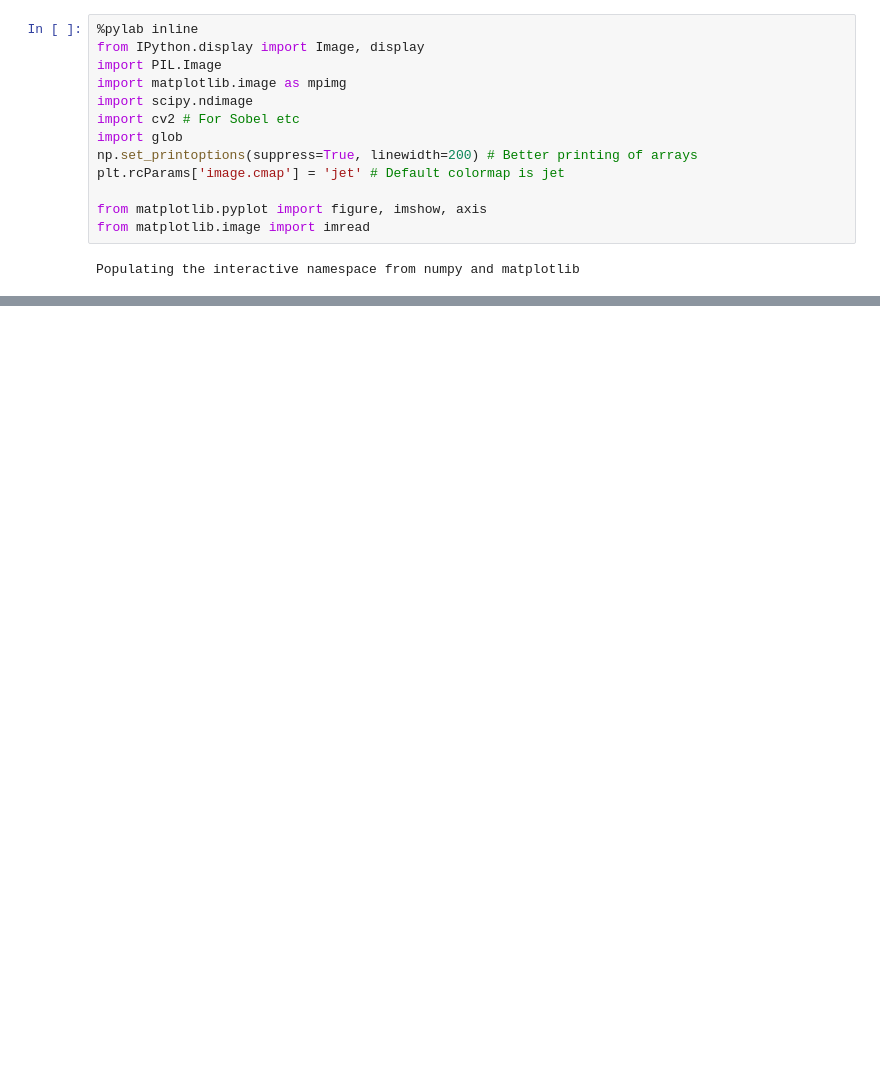
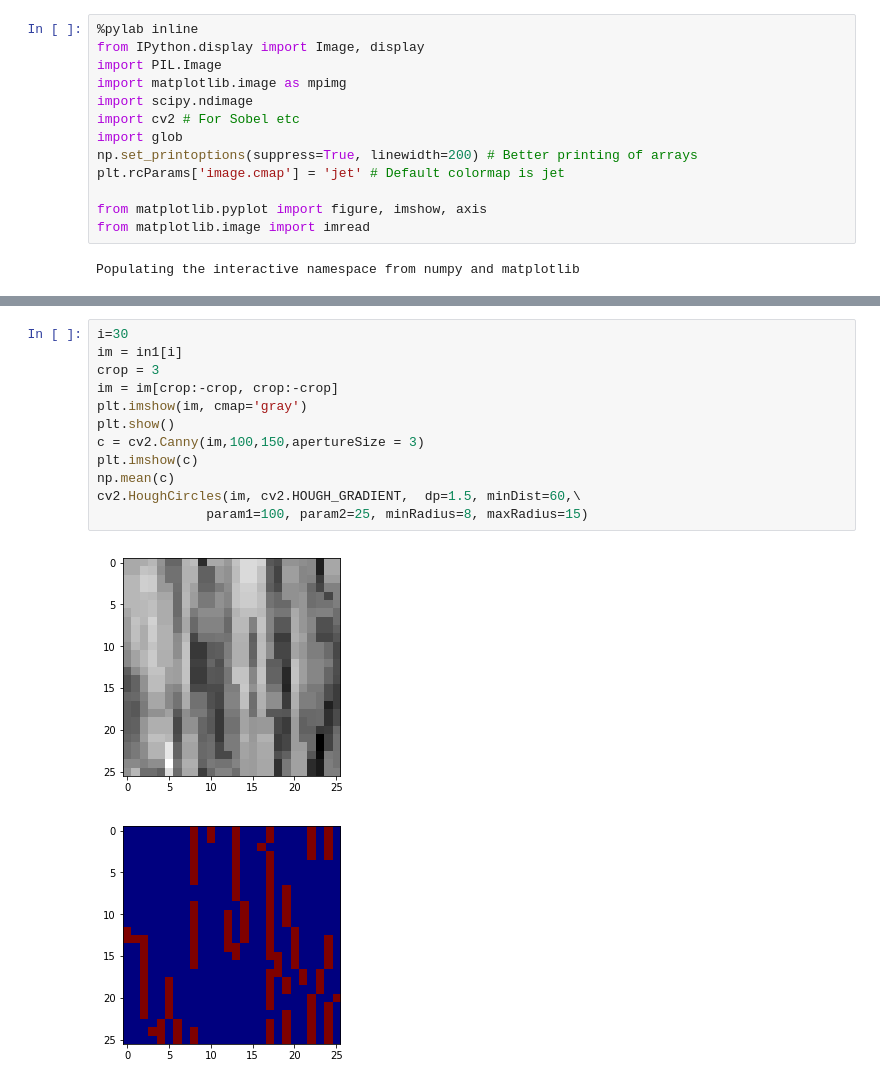
Before and after one commit to alexkassil/playing-the-computer, a Jupyter notebook: ChessboardDetect/SimpleDetect.ipynb, the cells around one changed output, grey strips where cells are left out. Cells and saved outputs as stored; diff of their text form; blank space fills up the shorter version.

```diff
--- a/ChessboardDetect/SimpleDetect.ipynb
+++ b/ChessboardDetect/SimpleDetect.ipynb
@@ -502,3 +500,18 @@ in1 = get_cutupp('input/check10.jpg')
+# %%
+i=30
+im = in1[i]
+crop = 3
+im = im[crop:-crop, crop:-crop]
+plt.imshow(im, cmap='gray')
+plt.show()
+c = cv2.Canny(im,100,150,apertureSize = 3)
+plt.imshow(c)
+np.mean(c)
+cv2.HoughCircles(im, cv2.HOUGH_GRADIENT,  dp=1.5, minDist=60,\
+              param1=100, param2=25, minRadius=8, maxRadius=15)
+# %% [output]
+[figure, added]
+[figure, added]
 # %%
 from sklearn.cluster import KMeans
 
```
Also changed, not shown: parts of 5 cells of this notebook, 8 other files.
